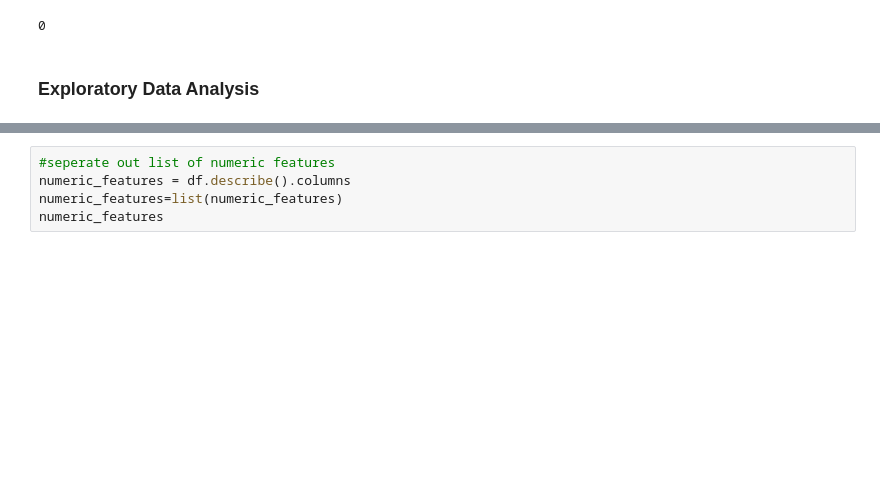
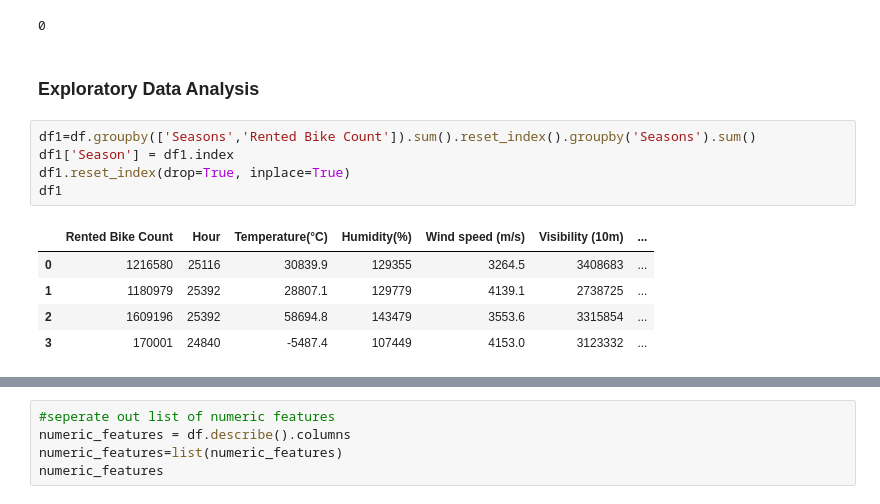
Before and after one commit to Rushikesh3005/Bike-Sharing-Demand-Prediction, a Jupyter notebook: Bike_Sharing_Demand_Prediction_Capstone_Project.ipynb, the cells around one changed output, grey strips where cells are left out. Drawn from its saved outputs; the diff is of its cells as text; blank space fills up the shorter version.

```diff
--- a/Bike_Sharing_Demand_Prediction_Capstone_Project.ipynb
+++ b/Bike_Sharing_Demand_Prediction_Capstone_Project.ipynb
@@ -118,3 +118,14 @@ len(df[df.duplicated()])
 0
 # %% [markdown]
 ### Exploratory Data Analysis
+# %%
+df1=df.groupby(['Seasons','Rented Bike Count']).sum().reset_index().groupby('Seasons').sum()
+df1['Season'] = df1.index
+df1.reset_index(drop=True, inplace=True)
+df1
+# %% [output]
+|  | Rented Bike Count | Hour | Temperature(°C) | Humidity(%) | Wind speed (m/s) | Visibility (10m) | ... |
+| 0 | 1216580 | 25116 | 30839.9 | 129355 | 3264.5 | 3408683 | ... |
+| 1 | 1180979 | 25392 | 28807.1 | 129779 | 4139.1 | 2738725 | ... |
+| 2 | 1609196 | 25392 | 58694.8 | 143479 | 3553.6 | 3315854 | ... |
+| 3 | 170001 | 24840 | -5487.4 | 107449 | 4153.0 | 3123332 | ... |
```
Also changed, not shown: parts of 9 cells of this notebook.
